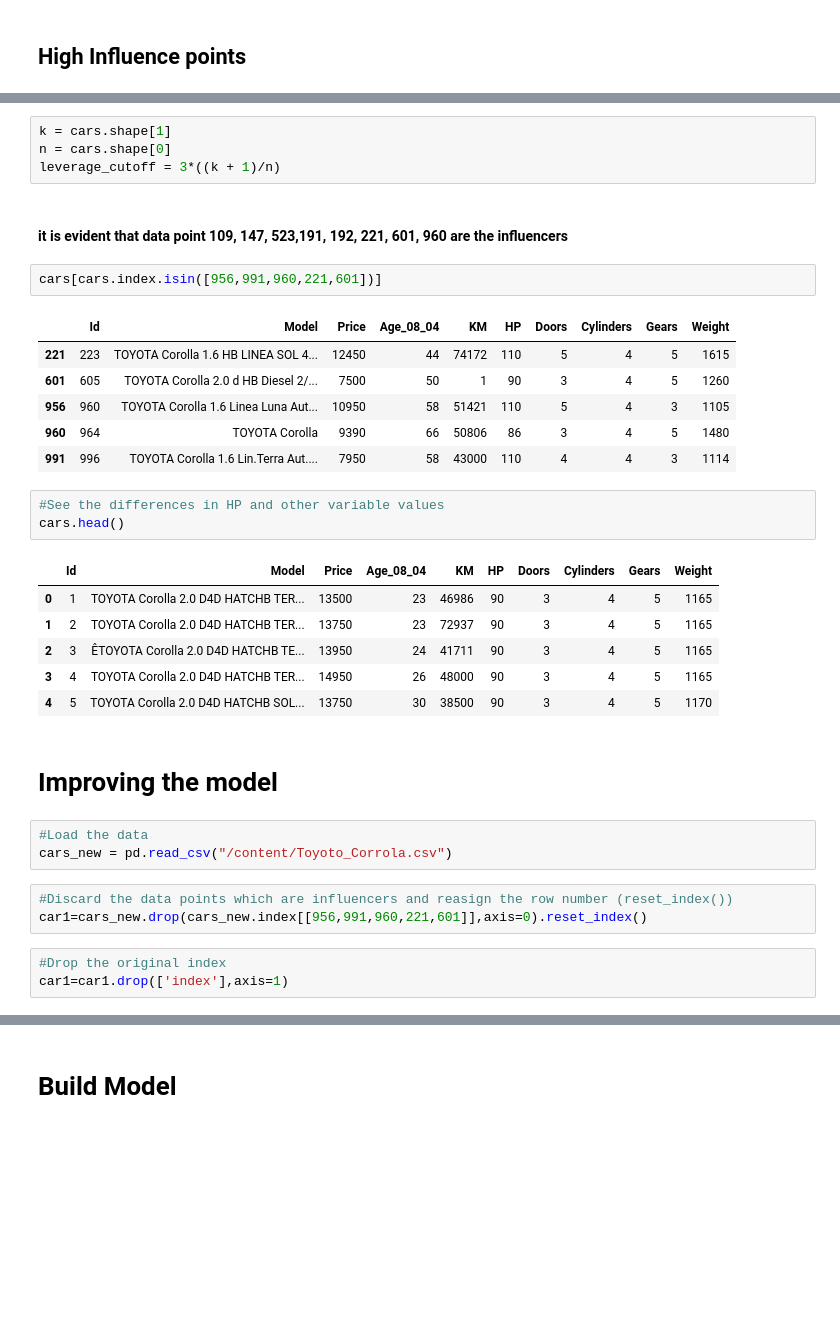
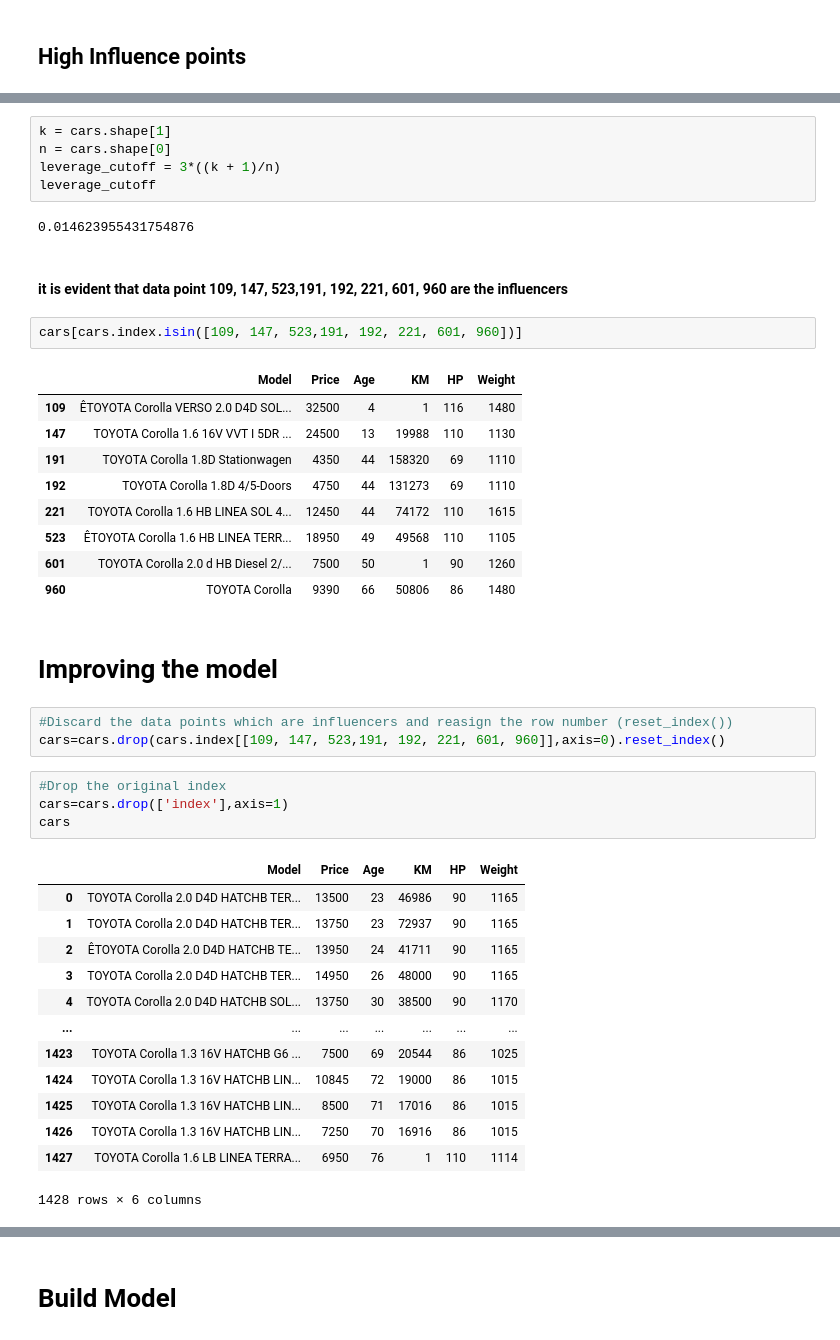
Before and after one commit to Bhavin52/Assignment, a Jupyter notebook: Multi_Linear_Regression_Q1.ipynb, the cells around one changed output, grey strips where cells are left out. Saved outputs shown, nothing was run; the diff lists cells and outputs as text; blank space fills up the shorter version.

```diff
--- a/Multi_Linear_Regression_Q1.ipynb
+++ b/Multi_Linear_Regression_Q1.ipynb
@@ -288,35 +273,43 @@ plt.show()
 k = cars.shape[1]
 n = cars.shape[0]
 leverage_cutoff = 3*((k + 1)/n)
+leverage_cutoff
+# %% [output]
+0.014623955431754876
 # %% [markdown]
 #### it is evident that data point 109, 147, 523,191, 192, 221, 601, 960 are the influencers
 # %%
-cars[cars.index.isin([956,991,960,221,601])]
+cars[cars.index.isin([109, 147, 523,191, 192, 221, 601, 960])]
 # %% [output]
-|  | Id | Model | Price | Age_08_04 | KM | HP | Doors | Cylinders | Gears | Weight |
-| 221 | 223 | TOYOTA Corolla 1.6 HB LINEA SOL 4... | 12450 | 44 | 74172 | 110 | 5 | 4 | 5 | 1615 |
-| 601 | 605 | TOYOTA Corolla 2.0 d HB Diesel 2/... | 7500 | 50 | 1 | 90 | 3 | 4 | 5 | 1260 |
-| 956 | 960 | TOYOTA Corolla 1.6 Linea Luna Aut... | 10950 | 58 | 51421 | 110 | 5 | 4 | 3 | 1105 |
-| 960 | 964 | TOYOTA Corolla | 9390 | 66 | 50806 | 86 | 3 | 4 | 5 | 1480 |
-| 991 | 996 | TOYOTA Corolla 1.6 Lin.Terra Aut.... | 7950 | 58 | 43000 | 110 | 4 | 4 | 3 | 1114 |
+|  | Model | Price | Age | KM | HP | Weight |
+| 109 | ÊTOYOTA Corolla VERSO 2.0 D4D SOL... | 32500 | 4 | 1 | 116 | 1480 |
+| 147 | TOYOTA Corolla 1.6 16V VVT I 5DR ... | 24500 | 13 | 19988 | 110 | 1130 |
+| 191 | TOYOTA Corolla 1.8D Stationwagen | 4350 | 44 | 158320 | 69 | 1110 |
+| 192 | TOYOTA Corolla 1.8D 4/5-Doors | 4750 | 44 | 131273 | 69 | 1110 |
+| 221 | TOYOTA Corolla 1.6 HB LINEA SOL 4... | 12450 | 44 | 74172 | 110 | 1615 |
+| 523 | ÊTOYOTA Corolla 1.6 HB LINEA TERR... | 18950 | 49 | 49568 | 110 | 1105 |
+| 601 | TOYOTA Corolla 2.0 d HB Diesel 2/... | 7500 | 50 | 1 | 90 | 1260 |
+| 960 | TOYOTA Corolla | 9390 | 66 | 50806 | 86 | 1480 |
-# %%
-#See the differences in HP and other variable values
-cars.head()
-# %% [output]
-|  | Id | Model | Price | Age_08_04 | KM | HP | Doors | Cylinders | Gears | Weight |
-| 0 | 1 | TOYOTA Corolla 2.0 D4D HATCHB TER... | 13500 | 23 | 46986 | 90 | 3 | 4 | 5 | 1165 |
-| 1 | 2 | TOYOTA Corolla 2.0 D4D HATCHB TER... | 13750 | 23 | 72937 | 90 | 3 | 4 | 5 | 1165 |
-| 2 | 3 | ÊTOYOTA Corolla 2.0 D4D HATCHB TE... | 13950 | 24 | 41711 | 90 | 3 | 4 | 5 | 1165 |
-| 3 | 4 | TOYOTA Corolla 2.0 D4D HATCHB TER... | 14950 | 26 | 48000 | 90 | 3 | 4 | 5 | 1165 |
-| 4 | 5 | TOYOTA Corolla 2.0 D4D HATCHB SOL... | 13750 | 30 | 38500 | 90 | 3 | 4 | 5 | 1170 |
 # %% [markdown]
 # Improving the model
-# %%
-#Load the data
-cars_new = pd.read_csv("/content/Toyoto_Corrola.csv")
 # %%
 #Discard the data points which are influencers and reasign the row number (reset_index())
-car1=cars_new.drop(cars_new.index[[956,991,960,221,601]],axis=0).reset_index()
+cars=cars.drop(cars.index[[109, 147, 523,191, 192, 221, 601, 960]],axis=0).reset_index()
 # %%
 #Drop the original index
-car1=car1.drop(['index'],axis=1)
+cars=cars.drop(['index'],axis=1)
+cars
+# %% [output]
+|  | Model | Price | Age | KM | HP | Weight |
+| 0 | TOYOTA Corolla 2.0 D4D HATCHB TER... | 13500 | 23 | 46986 | 90 | 1165 |
+| 1 | TOYOTA Corolla 2.0 D4D HATCHB TER... | 13750 | 23 | 72937 | 90 | 1165 |
+| 2 | ÊTOYOTA Corolla 2.0 D4D HATCHB TE... | 13950 | 24 | 41711 | 90 | 1165 |
+| 3 | TOYOTA Corolla 2.0 D4D HATCHB TER... | 14950 | 26 | 48000 | 90 | 1165 |
+| 4 | TOYOTA Corolla 2.0 D4D HATCHB SOL... | 13750 | 30 | 38500 | 90 | 1170 |
+| ... | ... | ... | ... | ... | ... | ... |
+| 1423 | TOYOTA Corolla 1.3 16V HATCHB G6 ... | 7500 | 69 | 20544 | 86 | 1025 |
+| 1424 | TOYOTA Corolla 1.3 16V HATCHB LIN... | 10845 | 72 | 19000 | 86 | 1015 |
+| 1425 | TOYOTA Corolla 1.3 16V HATCHB LIN... | 8500 | 71 | 17016 | 86 | 1015 |
+| 1426 | TOYOTA Corolla 1.3 16V HATCHB LIN... | 7250 | 70 | 16916 | 86 | 1015 |
+| 1427 | TOYOTA Corolla 1.6 LB LINEA TERRA... | 6950 | 76 | 1 | 110 | 1114 |
+1428 rows × 6 columns
```
Also changed, not shown: parts of 38 cells of this notebook.
